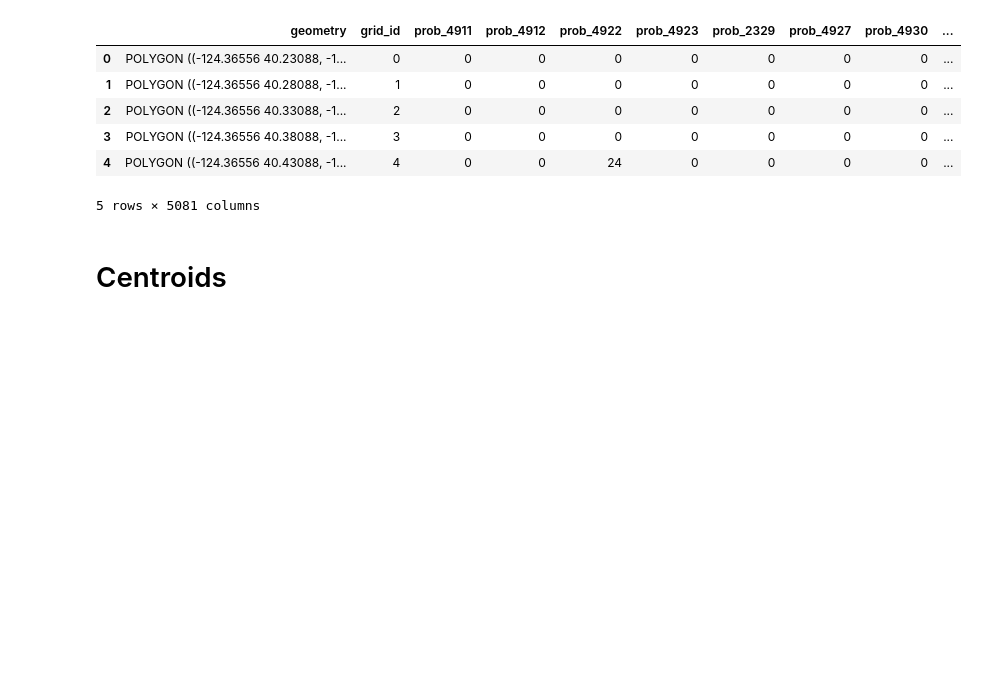
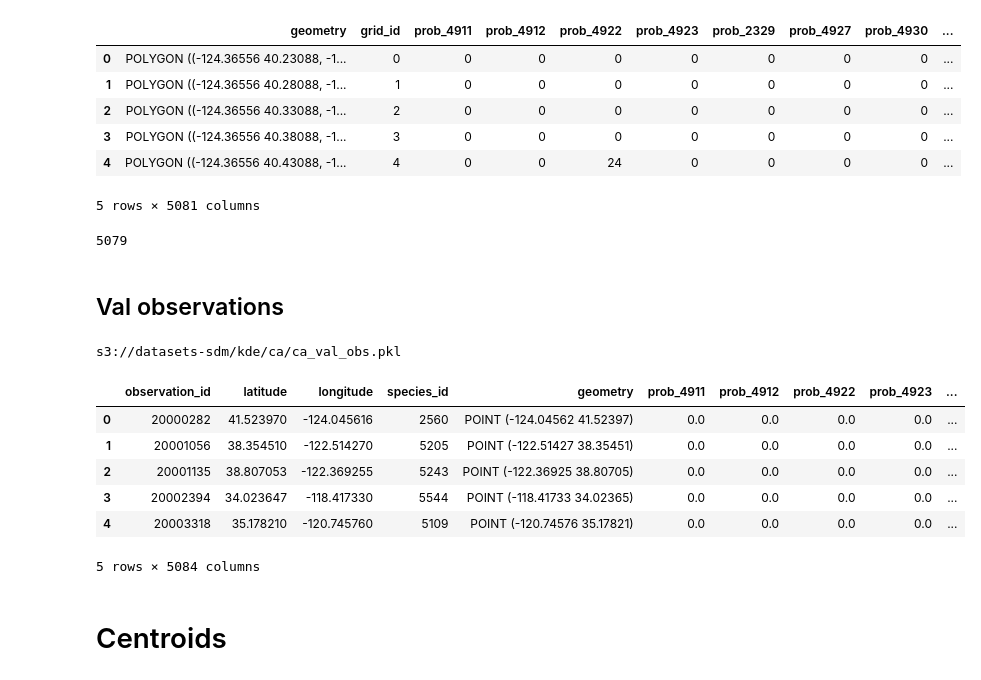
Before and after one commit to ando-shah/sdm-geolifeCLEF, a Jupyter notebook: cnn_pipeline.ipynb, the cells around one changed output. Drawn from its saved outputs; the diff is of its cells as text; code cells hidden in the pictures; blank space fills up the shorter version.

Commit message:
Transformed validation set to meet Dataset needs

```diff
--- a/cnn_pipeline.ipynb
+++ b/cnn_pipeline.ipynb
@@ -189,6 +186,29 @@ kde_gdf.head()
 5 rows × 5081 columns
 # %%
 num_classes = len(kde_gdf.columns) - 2
+kde_gdf_classes = kde_gdf.columns.to_list()[2:]
+len(kde_gdf_classes)
+# %% [output]
+5079
+# %% [markdown]
+## Val observations
+# %%
+filename = 'ca_val_obs.pkl'
+s3_read_path = 's3://{}/{}/{}'.format(BUCKET_NAME, folder, filename)
+print(s3_read_path)
+# %% [output]
+s3://datasets-sdm/kde/ca/ca_val_obs.pkl
+# %%
+ca_val_gdf = pd.read_pickle(s3_read_path)
+ca_val_gdf.head()
+# %% [output]
+|  | observation_id | latitude | longitude | species_id | geometry | prob_4911 | prob_4912 | prob_4922 | prob_4923 | ... |
+| 0 | 20000282 | 41.523970 | -124.045616 | 2560 | POINT (-124.04562 41.52397) | 0.0 | 0.0 | 0.0 | 0.0 | ... |
+| 1 | 20001056 | 38.354510 | -122.514270 | 5205 | POINT (-122.51427 38.35451) | 0.0 | 0.0 | 0.0 | 0.0 | ... |
+| 2 | 20001135 | 38.807053 | -122.369255 | 5243 | POINT (-122.36925 38.80705) | 0.0 | 0.0 | 0.0 | 0.0 | ... |
+| 3 | 20002394 | 34.023647 | -118.417330 | 5544 | POINT (-118.41733 34.02365) | 0.0 | 0.0 | 0.0 | 0.0 | ... |
+| 4 | 20003318 | 35.178210 | -120.745760 | 5109 | POINT (-120.74576 35.17821) | 0.0 | 0.0 | 0.0 | 0.0 | ... |
+5 rows × 5084 columns
 # %% [markdown]
 # Centroids
 # %% [markdown]
```
Also changed, not shown: parts of 2 cells of this notebook, 1 other file.
